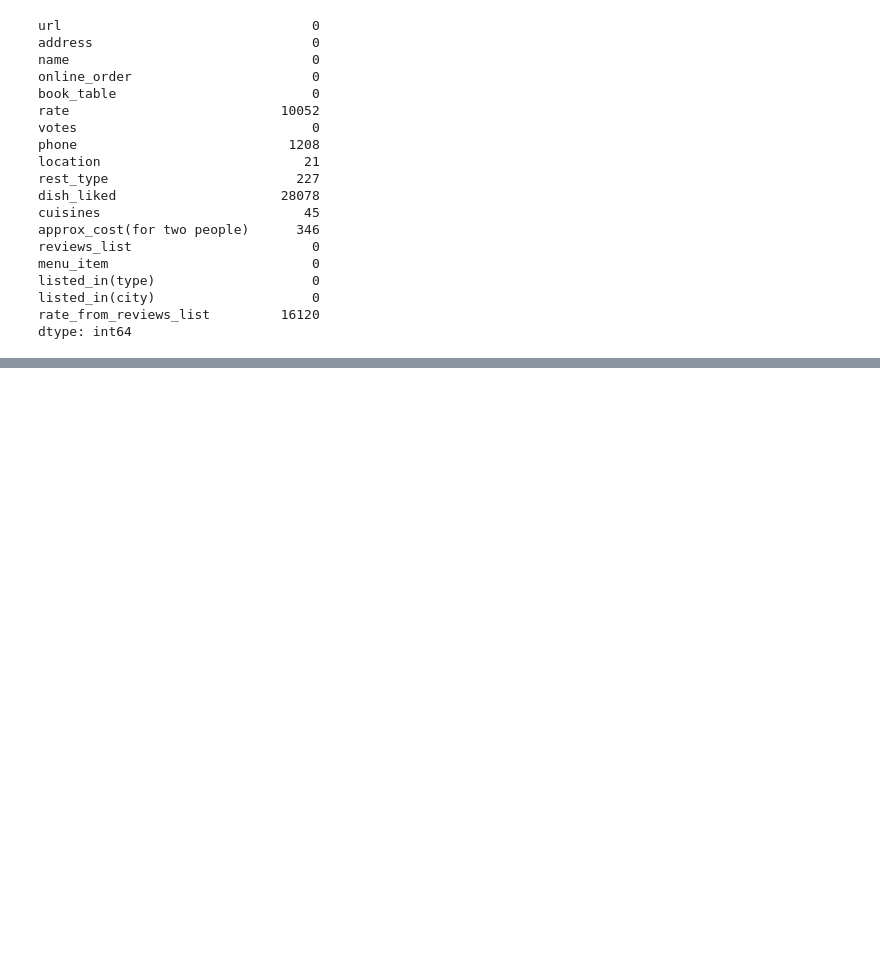
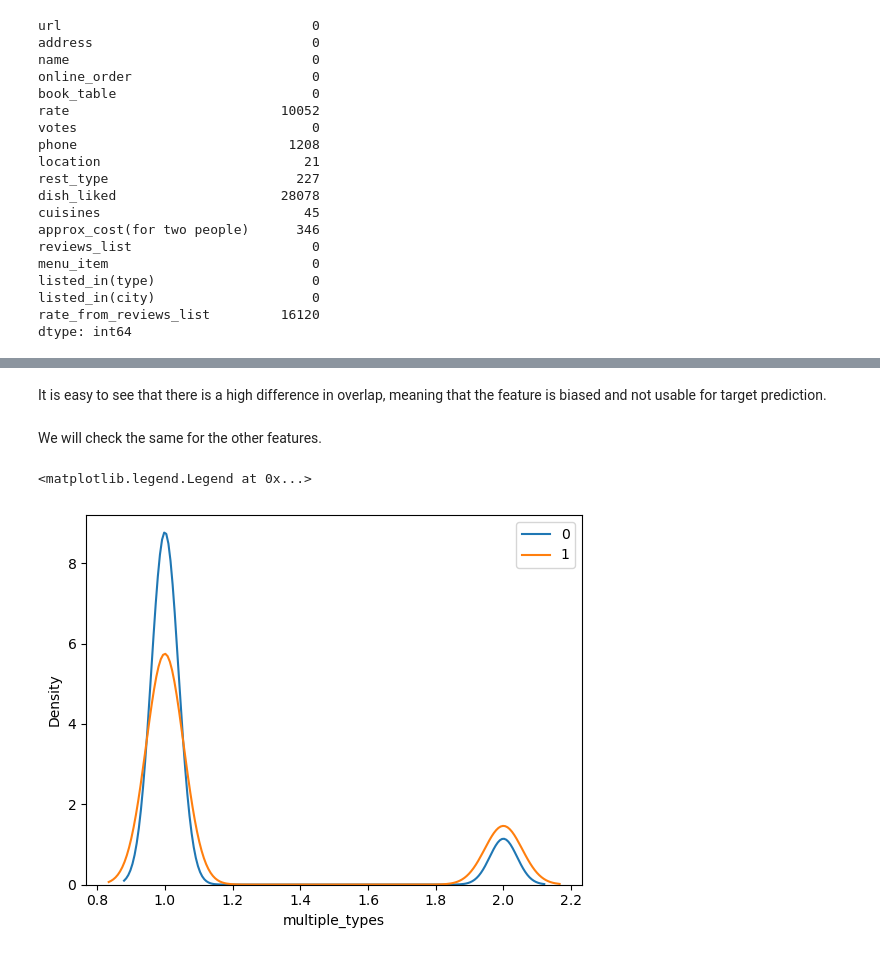
Before and after one commit to gur99/zomato_project, a Jupyter notebook: zomato.ipynb, the cells around one changed output, grey strips where cells are left out. Cells and saved outputs as stored; diff of their text form; code cells hidden in the pictures; blank space fills up the shorter version.

```diff
--- a/zomato.ipynb
+++ b/zomato.ipynb
@@ -614,0 +778,13 @@ dataframe.head()
+# %% [markdown]
+It is easy to see that there is a high difference in overlap, meaning that the feature is biased and not usable for target prediction.
+# %% [markdown]
+We will check the same for the other features.
+# %%
+# Plots distribution curves comparing 'multiple_types' between low-rated (target = 0) and high-rated (target = 1) restaurants
+# Helps visualize whether restaurants offering more types tend to receive higher ratings
+sns.distplot(dataframe[dataframe['target']==0]['multiple_types'],hist=False,label=0)
+sns.distplot(dataframe[dataframe['target']==1]['multiple_types'],hist=False,label=1)
+plt.legend()
+# %% [output]
+<matplotlib.legend.Legend at 0x...>
+[figure, added]
```
Also changed, not shown: parts of 155 cells of this notebook.
